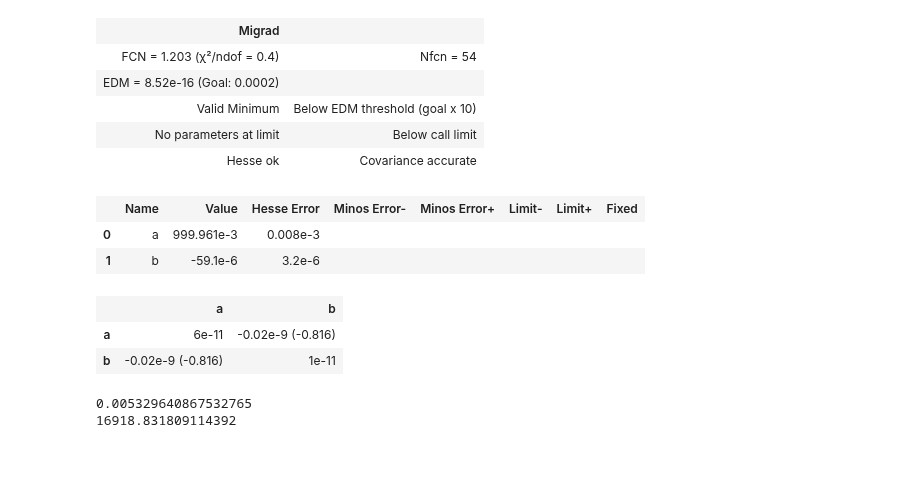
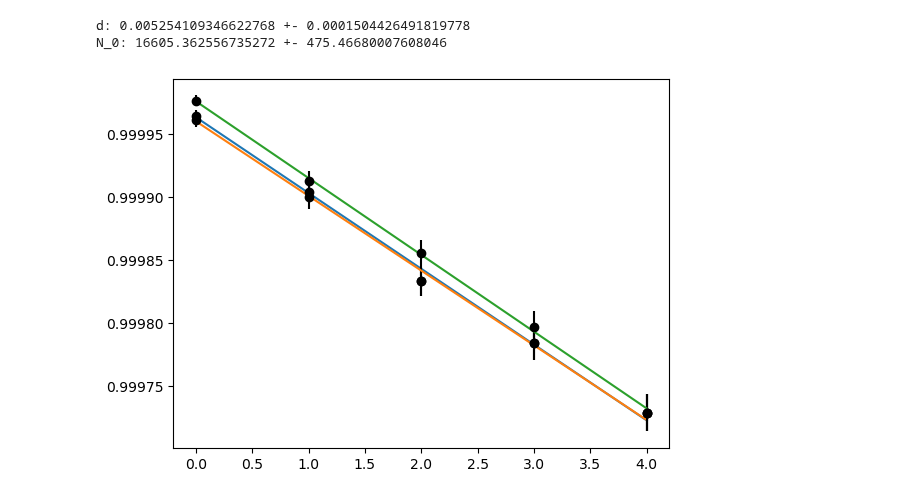
Before and after one commit to ARossiUnimib/Laboratorio-2---Gruppo-21-A.A.-2023-24, a Jupyter notebook: Notebooks/Interferometro.ipynb, the cells around one changed output. Cells and saved outputs as stored; diff of their text form; code cells hidden in the pictures; blank space fills up the shorter version.

Commit message:
analisi dati Fabry Perot

```diff
--- a/Notebooks/Interferometro.ipynb
+++ b/Notebooks/Interferometro.ipynb
@@ -2,10 +2,12 @@
 import pandas as pd
 import numpy as np
 
+_lambda = 632.8 * 10**(-9)
+
 dati = pd.read_excel("Interferometro.xlsx")
 
 # distanze in metri
-display(dati)
+#display(dati)
 L_focale = 18 * 10**(-3)
 distanza_lente_schermo = 1.605
 
@@ -15,7 +17,16 @@ raggi = dati["raggio"] * 10**(-2)
 
 angoli = np.arctan(raggi/distanza_eff)
 
+# propagate angloli error
+err_raggi = 10**(-3)
+err_distanza_eff = 10**(-3)
+
+dfdx = 1/(1 + (raggi/distanza_eff)**2)
+err_angoli = angoli*np.sqrt((dfdx*err_raggi/distanza_eff)**2 + (dfdx*raggi/distanza_eff**2 * err_distanza_eff)**2)
+
+# propagate coseni error
 coseni = np.cos(angoli)
+err_coseni = np.cos(angoli)*err_angoli
 
 from iminuit import Minuit
 from iminuit.cost import LeastSquares
@@ -25,16 +36,42 @@ def linear_cost(x, a, b):
 
 x = [4,3,2,1,0]
 
-minimi_quadrati = LeastSquares(x, coseni[:5], 10**(-5), linear_cost)
+def minimi_quadrati_fit(alfa, beta):
+    minimi_quadrati = LeastSquares(x, coseni[alfa:beta], err_coseni[alfa:beta], linear_cost)
 
-m = Minuit(minimi_quadrati, a=0, b=0)
+    m = Minuit(minimi_quadrati, a=0, b=0)
 
-m.migrad()
-m.hesse()
-display(m)
-d = -1/(2*m.values["b"])*(630*10**(-9))
-print(d)
+    m.migrad()
+    # label every graph obtained by m.visualize()
+    m.visualize()
 
-N_0 = m.values["a"]*2*d/(630*10**(-9))
-print(N_0)
+    d = -1/(2*m.values["b"])*(_lambda)
+    err_d = 1/(2*m.values["b"]**2)*m.errors["b"]*(_lambda)
+
+    N_0 = m.values["a"]*2*d/(_lambda)
+    err_N_0 = N_0*np.sqrt((m.errors["a"]/m.values["a"])**2 + (err_d/d)**2)
+    return d, err_d, N_0, err_N_0
+
+vec_d = []
+vec_err_d = []
+vec_N_0 = []
+vec_err_N_0 = []
+
+for i in range(0, 15, 5):
+    fit_data = minimi_quadrati_fit(i, i+5)
+    vec_d.append(fit_data[0])
+    vec_err_d.append(fit_data[1])
+    vec_N_0.append(fit_data[2])
+    vec_err_N_0.append(fit_data[3])
+
+# calculate weighted mean of d and N_0
+mean_d = np.average(vec_d, weights=1/np.array(vec_err_d)**2)
+mean_N_0 = np.average(vec_N_0, weights=1/np.array(vec_err_N_0)**2)
+
+# calculate weighted mean errors
+err_mean_d = np.sqrt(1/np.sum(1/np.array(vec_err_d)**2))
+err_mean_N_0 = np.sqrt(1/np.sum(1/np.array(vec_err_N_0)**2))
+
+print(f"d: {mean_d} +- {err_mean_d}")
+print(f"N_0: {mean_N_0} +- {err_mean_N_0}")
 # %% [output]
@@ -58,14 +78,3 @@ print(N_0)
-| Migrad |  |
-| FCN = 1.203 (χ²/ndof = 0.4) | Nfcn = 54 |
-| EDM = 8.52e-16 (Goal: 0.0002) |  |
-| Valid Minimum | Below EDM threshold (goal x 10) |
-| No parameters at limit | Below call limit |
-| Hesse ok | Covariance accurate |
-|  | Name | Value | Hesse Error | Minos Error- | Minos Error+ | Limit- | Limit+ | Fixed |
-| 0 | a | 999.961e-3 | 0.008e-3 |  |  |  |  |  |
-| 1 | b | -59.1e-6 | 3.2e-6 |  |  |  |  |  |
-|  | a | b |
-| a | 6e-11 | -0.02e-9 (-0.816) |
-| b | -0.02e-9 (-0.816) | 1e-11 |
-0.005329640867532765
-16918.831809114392
+d: 0.005254109346622768 +- 0.0001504426491819778
+N_0: 16605.362556735272 +- 475.46680007608046
+[figure, added]
```
Also changed, not shown: parts of 3 cells of this notebook.
